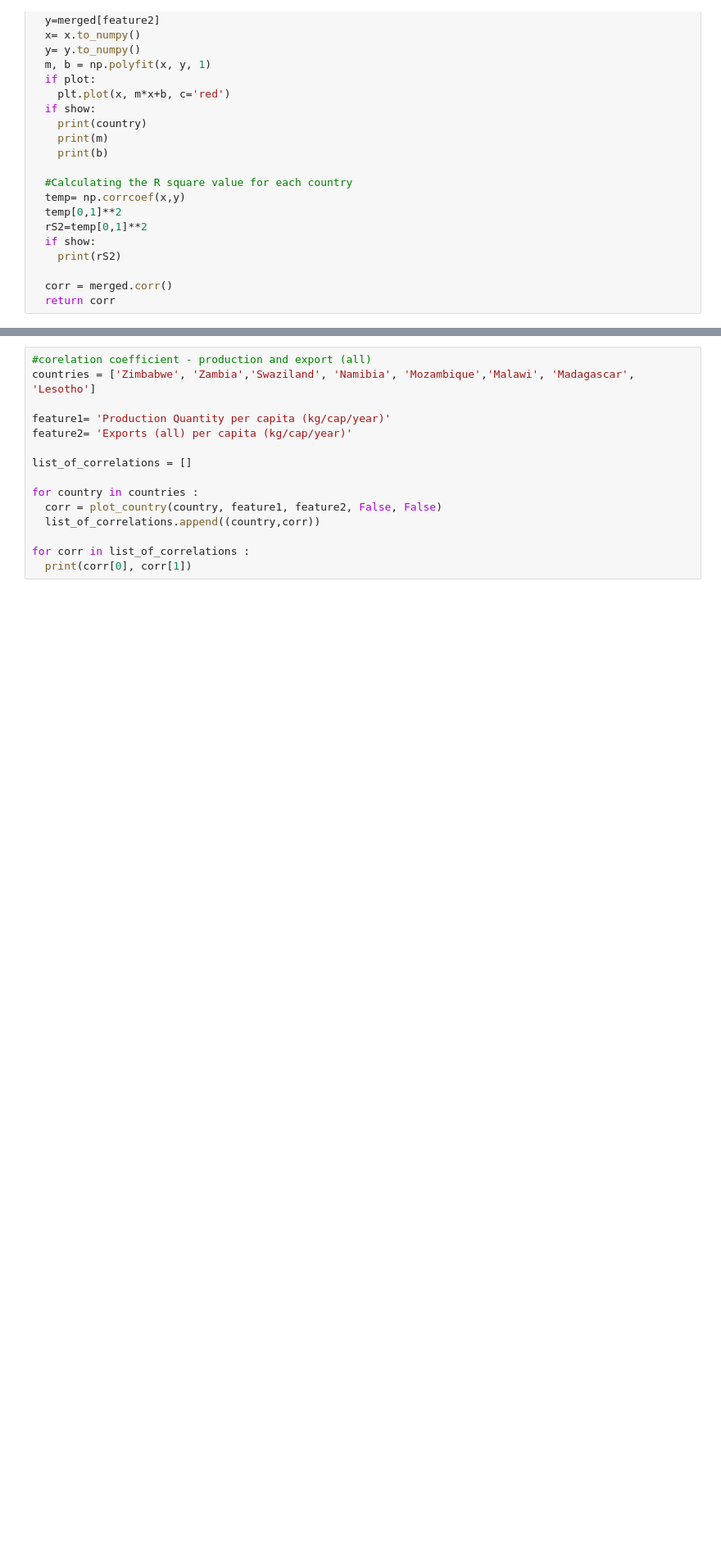
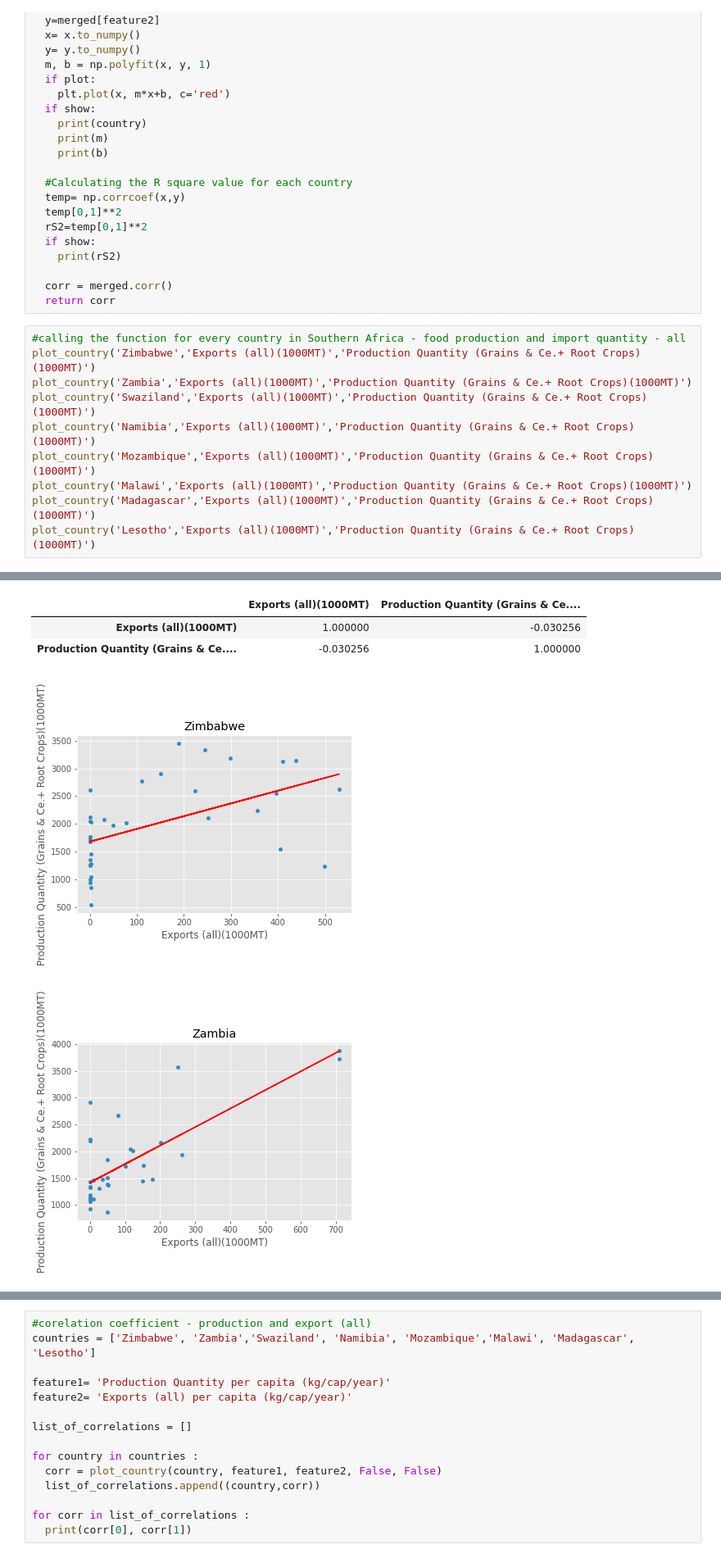
Before and after one commit to loicpages/qmII_group_rep, a Jupyter notebook: Southern_Africa_Production_and_Export_Correlation.ipynb, the cells around one changed output, grey strips where cells are left out. Shown at 82% size. Drawn from its saved outputs; the diff is of its cells as text; blank space fills up the shorter version.

```diff
--- a/Southern_Africa_Production_and_Export_Correlation.ipynb
+++ b/Southern_Africa_Production_and_Export_Correlation.ipynb
@@ -68,3 +68,14 @@ def plot_country(country, feature1, feature2, plot=True, show=True):
 
   corr = merged.corr()
   return corr
+# %%
+#calling the function for every country in Southern Africa - food production and import quantity - all
+plot_country('Zimbabwe','Exports (all)(1000MT)','Production Quantity (Grains & Ce.+ Root Crops)(1000MT)')
+plot_country('Zambia','Exports (all)(1000MT)','Production Quantity (Grains & Ce.+ Root Crops)(1000MT)')
+plot_country('Swaziland','Exports (all)(1000MT)','Production Quantity (Grains & Ce.+ Root Crops)(1000MT)')
+plot_country('Namibia','Exports (all)(1000MT)','Production Quantity (Grains & Ce.+ Root Crops)(1000MT)')
+plot_country('Mozambique','Exports (all)(1000MT)','Production Quantity (Grains & Ce.+ Root Crops)(1000MT)')
+plot_country('Malawi','Exports (all)(1000MT)','Production Quantity (Grains & Ce.+ Root Crops)(1000MT)')
+plot_country('Madagascar','Exports (all)(1000MT)','Production Quantity (Grains & Ce.+ Root Crops)(1000MT)')
+plot_country('Lesotho','Exports (all)(1000MT)','Production Quantity (Grains & Ce.+ Root Crops)(1000MT)')
+# %% [output]
@@ -70,0 +99,5 @@ def plot_country(country, feature1, feature2, plot=True, show=True):
+|  | Exports (all)(1000MT) | Production Quantity (Grains & Ce.... |
+| Exports (all)(1000MT) | 1.000000 | -0.030256 |
+| Production Quantity (Grains & Ce.... | -0.030256 | 1.000000 |
+[figure, added]
+[figure, added]
```
Also changed, not shown: parts of 3 cells of this notebook.
